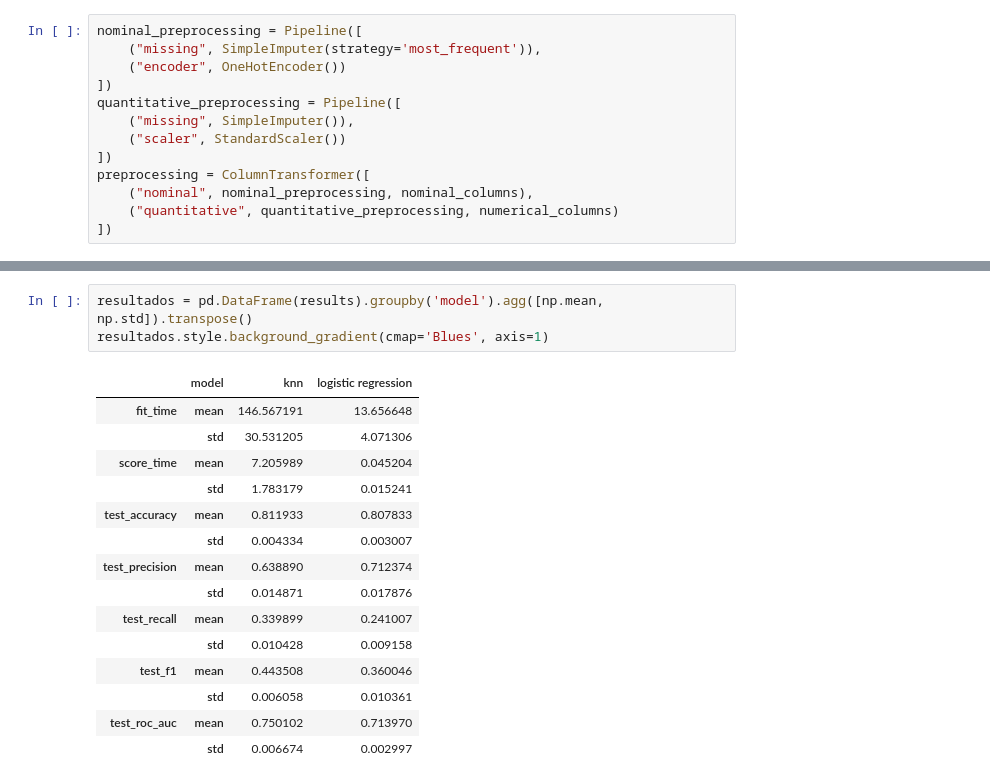
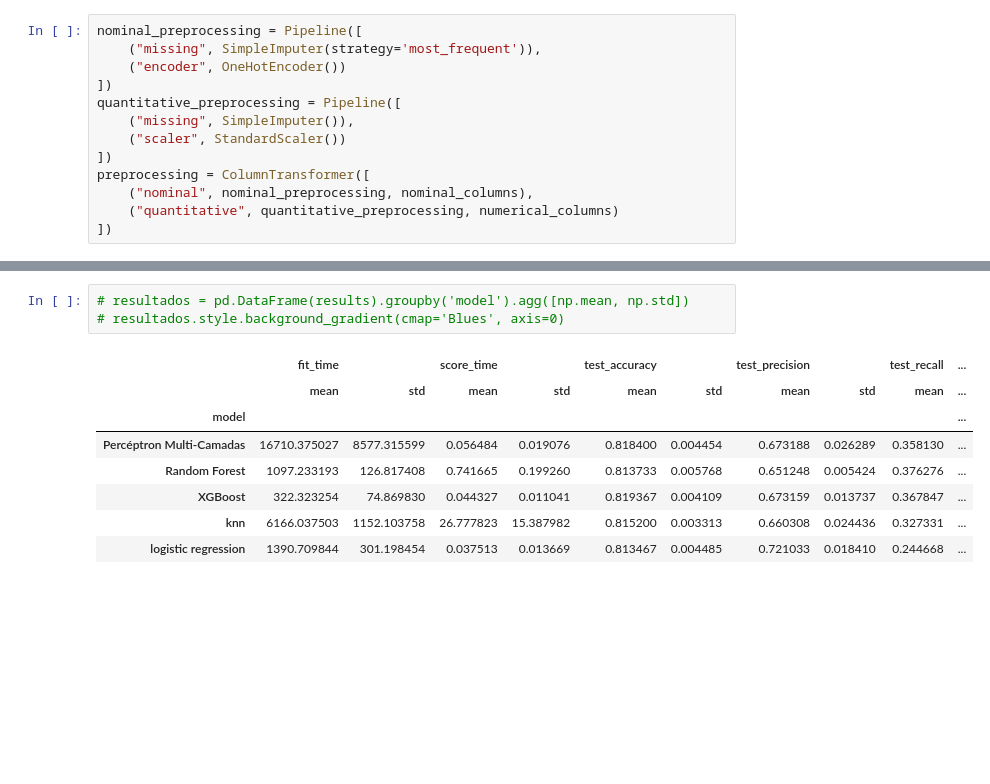
Before and after one commit to atlantico-academy/datagearscore, a Jupyter notebook: notebooks/02 - comparative analysis.ipynb, the cells around one changed output, grey strips where cells are left out. Saved outputs shown, nothing was run; the diff lists cells and outputs as text; blank space fills up the shorter version.

Commit message:
melhorias e joblib do modelo

```diff
--- a/notebooks/02 - comparative analysis.ipynb
+++ b/notebooks/02 - comparative analysis.ipynb
@@ -202,19 +374,12 @@ Wall time: 4min 36s
 # %%
-resultados = pd.DataFrame(results).groupby('model').agg([np.mean, np.std]).transpose()
-resultados.style.background_gradient(cmap='Blues', axis=1)
+# resultados = pd.DataFrame(results).groupby('model').agg([np.mean, np.std])
+# resultados.style.background_gradient(cmap='Blues', axis=0)
 # %% [output]
-|  | model | knn | logistic regression |
-| fit_time | mean | 146.567191 | 13.656648 |
-|  | std | 30.531205 | 4.071306 |
-| score_time | mean | 7.205989 | 0.045204 |
-|  | std | 1.783179 | 0.015241 |
-| test_accuracy | mean | 0.811933 | 0.807833 |
-|  | std | 0.004334 | 0.003007 |
-| test_precision | mean | 0.638890 | 0.712374 |
-|  | std | 0.014871 | 0.017876 |
-| test_recall | mean | 0.339899 | 0.241007 |
-|  | std | 0.010428 | 0.009158 |
-| test_f1 | mean | 0.443508 | 0.360046 |
-|  | std | 0.006058 | 0.010361 |
-| test_roc_auc | mean | 0.750102 | 0.713970 |
-|  | std | 0.006674 | 0.002997 |
+|  | fit_time |  | score_time |  | test_accuracy |  | test_precision |  | test_recall | ... |
+|  | mean | std | mean | std | mean | std | mean | std | mean | ... |
+| model |  |  |  |  |  |  |  |  |  | ... |
+| Percéptron Multi-Camadas | 16710.375027 | 8577.315599 | 0.056484 | 0.019076 | 0.818400 | 0.004454 | 0.673188 | 0.026289 | 0.358130 | ... |
+| Random Forest | 1097.233193 | 126.817408 | 0.741665 | 0.199260 | 0.813733 | 0.005768 | 0.651248 | 0.005424 | 0.376276 | ... |
+| XGBoost | 322.323254 | 74.869830 | 0.044327 | 0.011041 | 0.819367 | 0.004109 | 0.673159 | 0.013737 | 0.367847 | ... |
+| knn | 6166.037503 | 1152.103758 | 26.777823 | 15.387982 | 0.815200 | 0.003313 | 0.660308 | 0.024436 | 0.327331 | ... |
+| logistic regression | 1390.709844 | 301.198454 | 0.037513 | 0.013669 | 0.813467 | 0.004485 | 0.721033 | 0.018410 | 0.244668 | ... |
```
Also changed, not shown: parts of 21 cells of this notebook.
